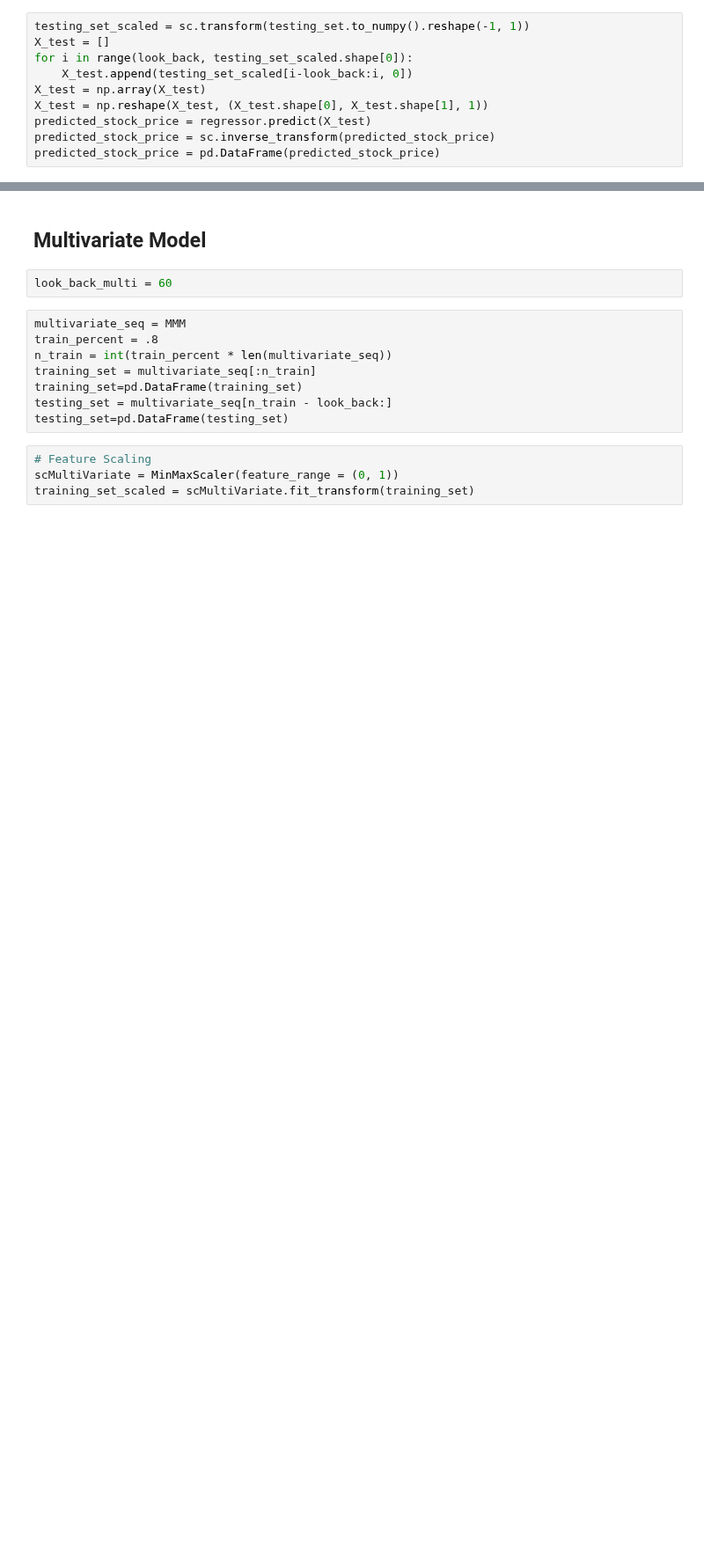
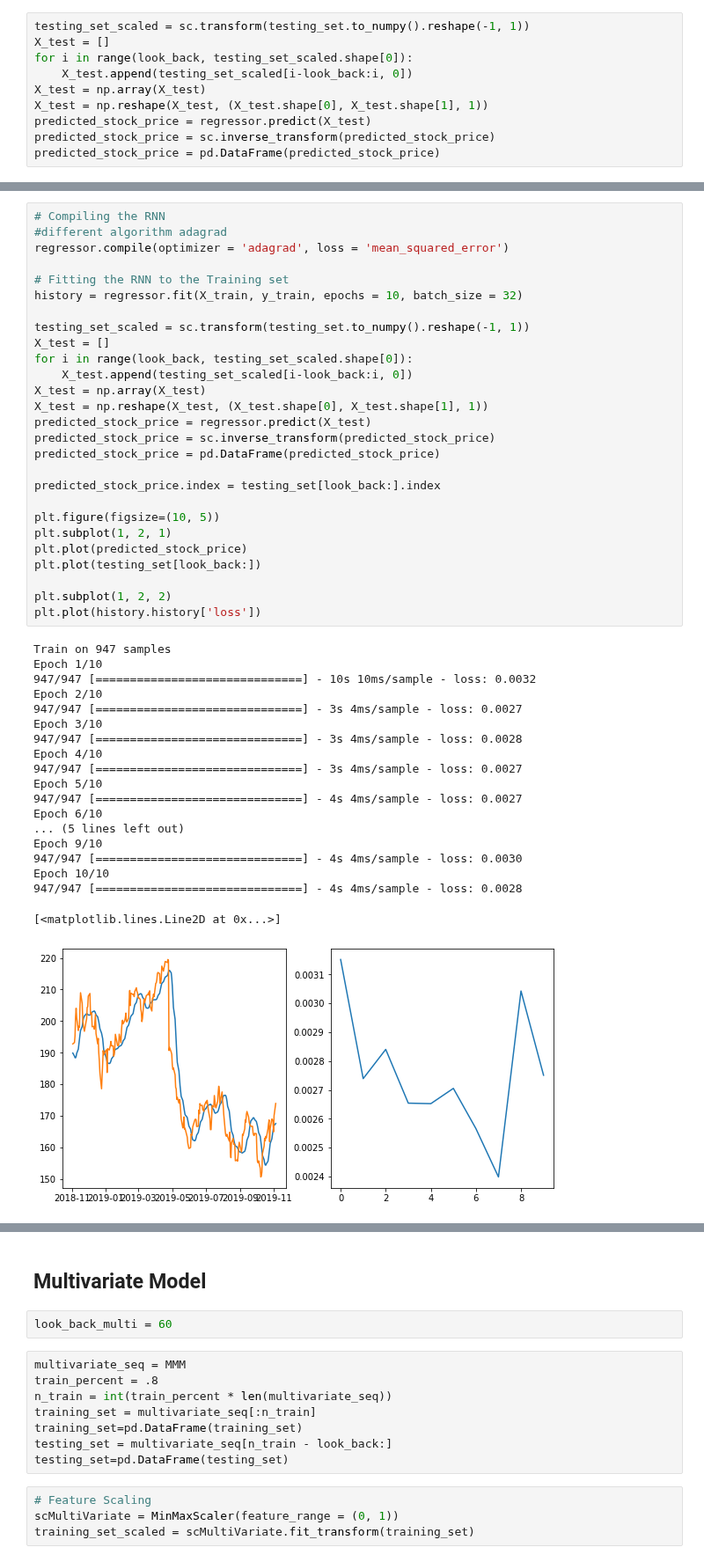
Before and after one commit to Samarmy/CS545TP, a Jupyter notebook: Armstrong-Choudhary-Hua-project.ipynb, the cells around one changed output, grey strips where cells are left out. Shown at 88% size. Drawn from its saved outputs; the diff is of its cells as text; blank space fills up the shorter version.

Commit message:
differen algorithms for univariate

```diff
--- a/Armstrong-Choudhary-Hua-project.ipynb
+++ b/Armstrong-Choudhary-Hua-project.ipynb
@@ -204,0 +216,47 @@ plt.show()
+# %%
+# Compiling the RNN
+#different algorithm adagrad
+regressor.compile(optimizer = 'adagrad', loss = 'mean_squared_error')
+
+# Fitting the RNN to the Training set
+history = regressor.fit(X_train, y_train, epochs = 10, batch_size = 32)
+
+testing_set_scaled = sc.transform(testing_set.to_numpy().reshape(-1, 1))
+X_test = []
+for i in range(look_back, testing_set_scaled.shape[0]):
+    X_test.append(testing_set_scaled[i-look_back:i, 0])
+X_test = np.array(X_test)
+X_test = np.reshape(X_test, (X_test.shape[0], X_test.shape[1], 1))
+predicted_stock_price = regressor.predict(X_test)
+predicted_stock_price = sc.inverse_transform(predicted_stock_price)
+predicted_stock_price = pd.DataFrame(predicted_stock_price)
+
+predicted_stock_price.index = testing_set[look_back:].index
+
+plt.figure(figsize=(10, 5))
+plt.subplot(1, 2, 1)
+plt.plot(predicted_stock_price)
+plt.plot(testing_set[look_back:])
+
+plt.subplot(1, 2, 2)
+plt.plot(history.history['loss'])
+# %% [output]
+Train on 947 samples
+Epoch 1/10
+947/947 [==============================] - 10s 10ms/sample - loss: 0.0032
+Epoch 2/10
+947/947 [==============================] - 3s 4ms/sample - loss: 0.0027
+Epoch 3/10
+947/947 [==============================] - 3s 4ms/sample - loss: 0.0028
+Epoch 4/10
+947/947 [==============================] - 3s 4ms/sample - loss: 0.0027
+Epoch 5/10
+947/947 [==============================] - 4s 4ms/sample - loss: 0.0027
+Epoch 6/10
+... (5 lines left out)
+Epoch 9/10
+947/947 [==============================] - 4s 4ms/sample - loss: 0.0030
+Epoch 10/10
+947/947 [==============================] - 4s 4ms/sample - loss: 0.0028
+[<matplotlib.lines.Line2D at 0x...>]
+[figure, added]
```
Also changed, not shown: parts of 8 cells of this notebook.
